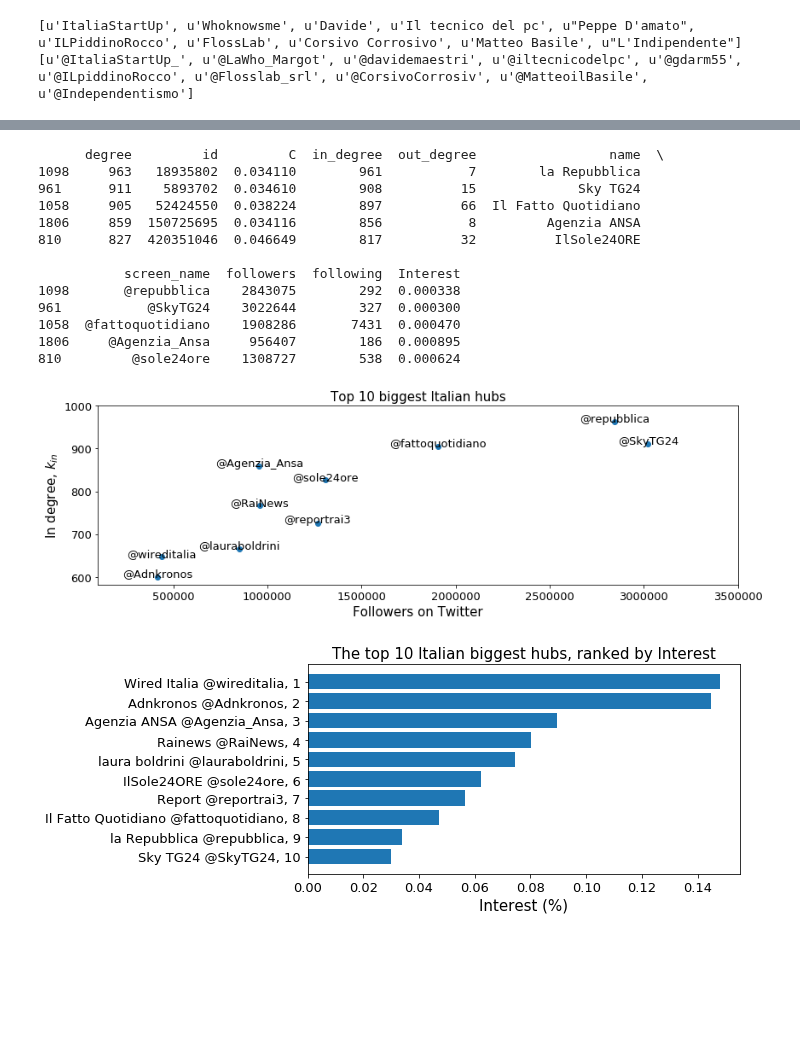
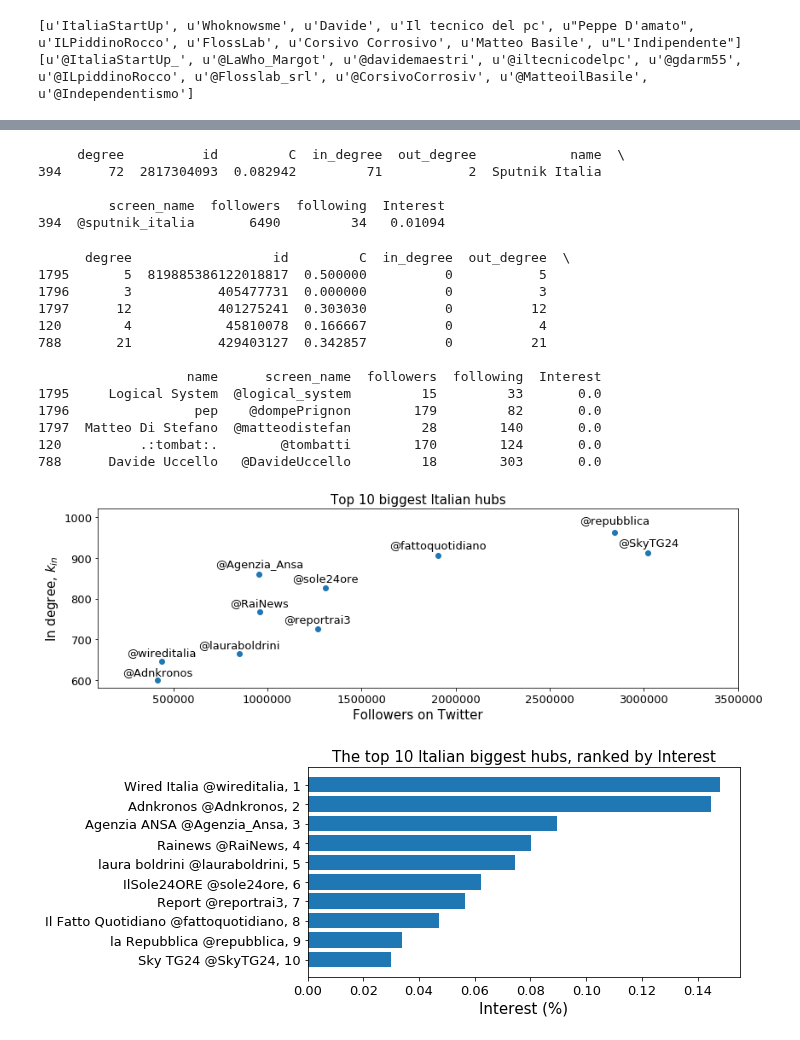
Before and after one commit to biyanisuraj/the_facebook_scandal, a Jupyter notebook: scripts/network_analysis/hubs_analysis.ipynb, the cells around one changed output, grey strips where cells are left out. Cells and saved outputs as stored; diff of their text form; code cells hidden in the pictures; blank space fills up the shorter version.

```diff
--- a/scripts/network_analysis/hubs_analysis.ipynb
+++ b/scripts/network_analysis/hubs_analysis.ipynb
@@ -321,37 +345,48 @@ df_ita = df_ita.sort_values('in_degree', ascending=False)
+# %%
+
+print df_ita.query('screen_name == "@sputnik_italia"')
+#print df.query('screen_name == "@nytimes"')
+#print df_ita.query('screen_name == "@repubblica"')
+# %% [output]
+     degree          id         C  in_degree  out_degree            name  \
+394      72  2817304093  0.082942         71           2  Sputnik Italia
+
+         screen_name  followers  following  Interest
+394  @sputnik_italia       6490         34   0.01094
 # %%
-df_ita.head()
+df_ita.tail()
 # %% [output]
-      degree         id         C  in_degree  out_degree                 name  \
-1098     963   18935802  0.034110        961           7        la Repubblica
-961      911    5893702  0.034610        908          15             Sky TG24
-1058     905   52424550  0.038224        897          66  Il Fatto Quotidiano
-1806     859  150725695  0.034116        856           8         Agenzia ANSA
-810      827  420351046  0.046649        817          32          IlSole24ORE
+      degree                  id         C  in_degree  out_degree  \
+1795       5  819885386122018817  0.500000          0           5
+1796       3           405477731  0.000000          0           3
+1797      12           401275241  0.303030          0          12
+120        4            45810078  0.166667          0           4
+788       21           429403127  0.342857          0          21
 
-           screen_name  followers  following  Interest
-1098       @repubblica    2843075        292  0.000338
-961           @SkyTG24    3022644        327  0.000300
-1058  @fattoquotidiano    1908286       7431  0.000470
-1806     @Agenzia_Ansa     956407        186  0.000895
-810         @sole24ore    1308727        538  0.000624
+                   name      screen_name  followers  following  Interest
+1795     Logical System  @logical_system         15         33       0.0
+1796                pep    @dompePrignon        179         82       0.0
+1797  Matteo Di Stefano  @matteodistefan         28        140       0.0
+120          .:tombat:.        @tombatti        170        124       0.0
+788      Davide Uccello   @DavideUccello         18        303       0.0
 # %%
 fig,ax = plt.subplots(figsize = (12,4))
 n = 10
 plt.plot(df_ita['followers'][:n], df_ita['degree'][:n], 'o')
 for i in range(n):
-    plt.text(df_ita['followers'].iloc[i], df_ita['degree'].iloc[i], str(df_ita['screen_name'].iloc[i]),ha ='center', fontsize =13)
+    plt.text(df_ita['followers'].iloc[i], df_ita['degree'].iloc[i]*1.02, str(df_ita['screen_name'].iloc[i]),ha ='center', fontsize =13)
 plt.xlabel('Followers on Twitter')
 plt.ylabel('In degree, $k_{in}$')
 plt.title('Top {} biggest Italian hubs'.format(n))
 #plt.xlim(xmax= 5*10**6)
 plt.xlim(100000,xmax= 3.5*10**6)
-plt.ylim(ymax= 1000)
+plt.ylim(ymax= 1020)
 #ax.set_xscale('log')
 #plt.loglog()
 plt.tight_layout()
 plt.savefig('./imgs/hubs_followers_ita.pdf', format='pdf')
 # %% [output]
-[figure, old version]
+[figure, new version]
 # %%
 df_interest_ita = df_ita.sort_values('in_degree',ascending=False).iloc[:n]
 df_interest_ita = df_interest_ita.sort_values('Interest')
```
Also changed, not shown: parts of 2 cells of this notebook, 23 other files.
